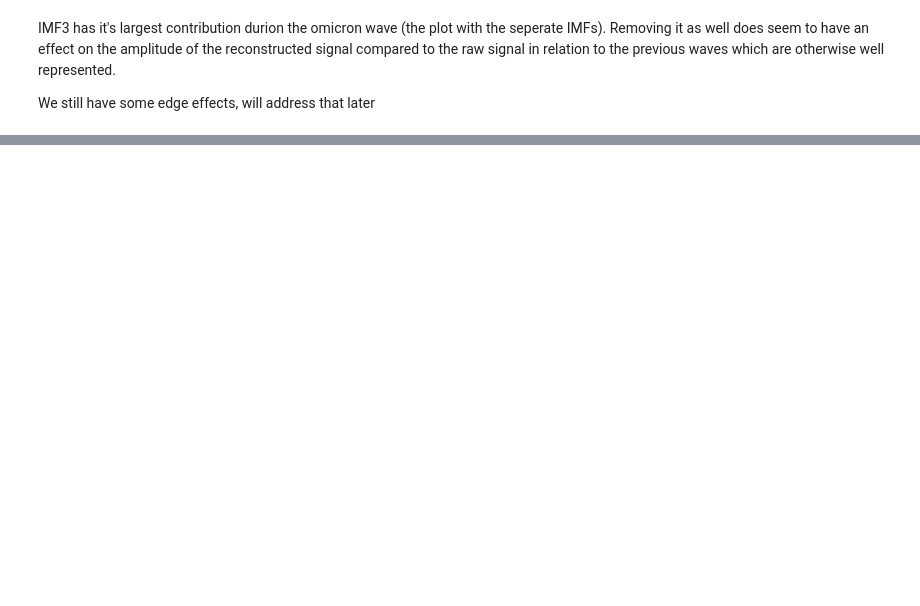
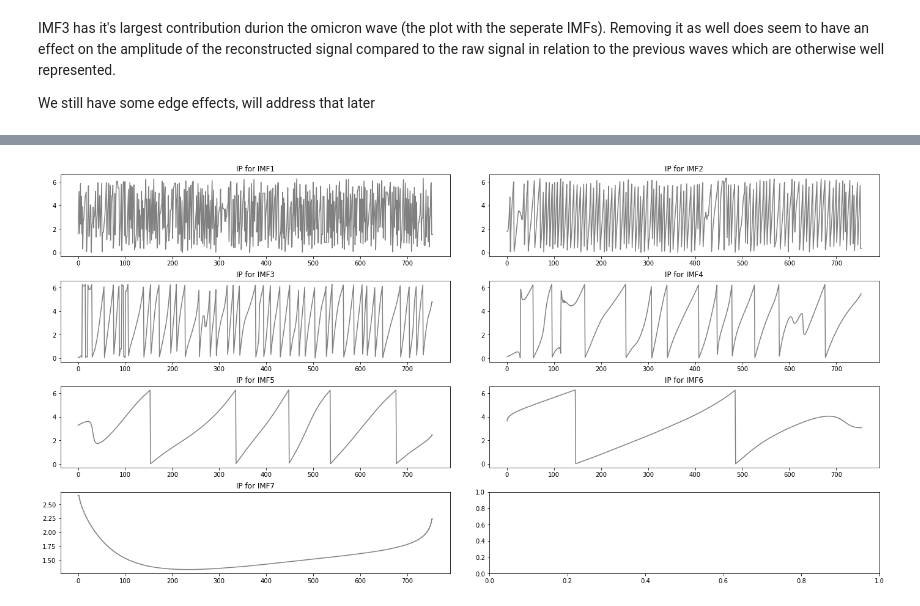
Before and after one commit to ArmandBester/waves, a Jupyter notebook: EMD.ipynb, the cells around one changed output, grey strips where cells are left out. Saved outputs shown, nothing was run; the diff lists cells and outputs as text; code cells hidden in the pictures; blank space fills up the shorter version.

```diff
--- a/EMD.ipynb
+++ b/EMD.ipynb
@@ -89,0 +115,15 @@ IP, IF, IA = emd.spectra.frequency_transform(imf, sample_rate, 'nht')
+# %%
+fig, ax = plt.subplots(4,2, figsize=(24, 12), facecolor='w', edgecolor='k')
+fig.subplots_adjust(wspace=0.1, hspace=0.3)
+
+ax = ax.ravel()
+
+for i in range(0, IP.shape[1]):
+
+    ax[i].plot(IP[:, i], color='gray')
+    ax[i].set_title(f'IP for IMF{i+1}')
+
+
+plt.show()
+# %% [output]
+[figure, added]
```
Also changed, not shown: parts of 6 cells of this notebook.
